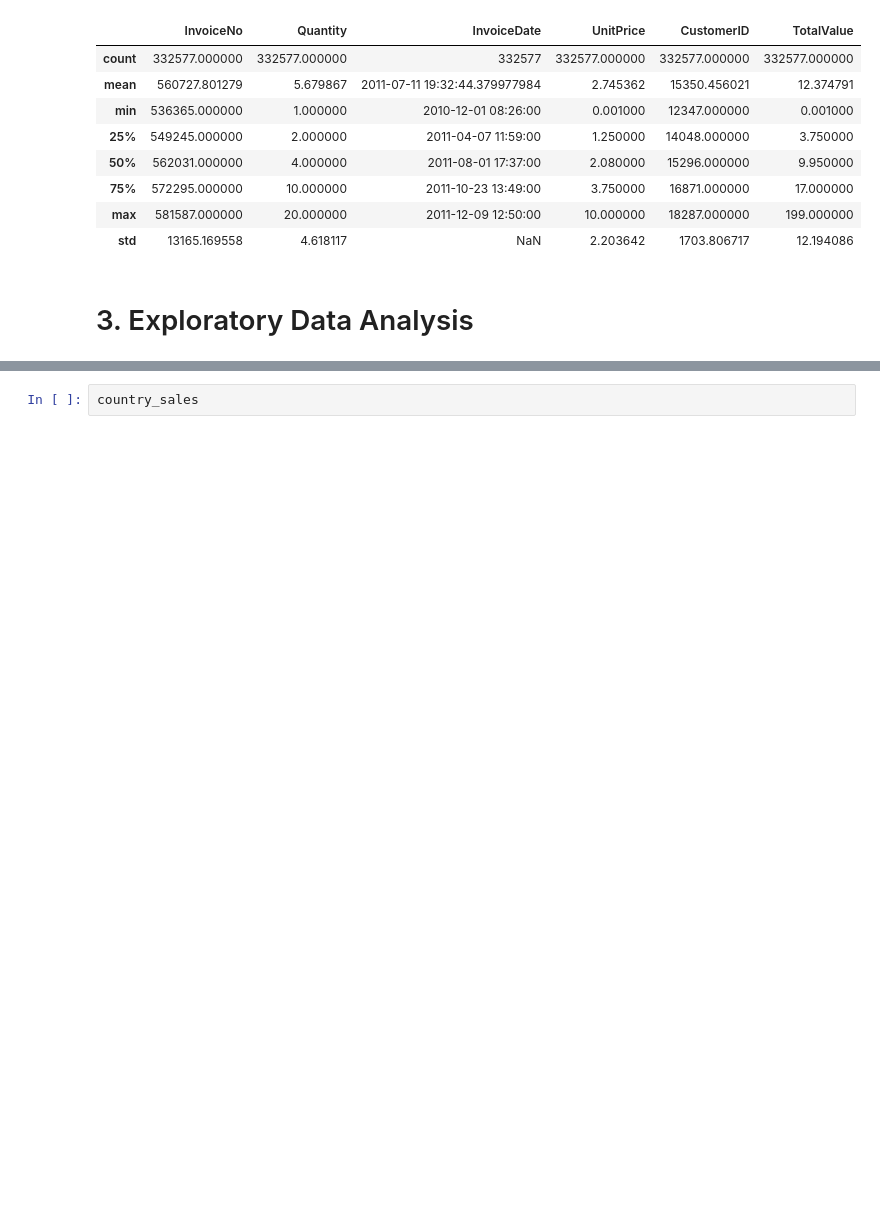
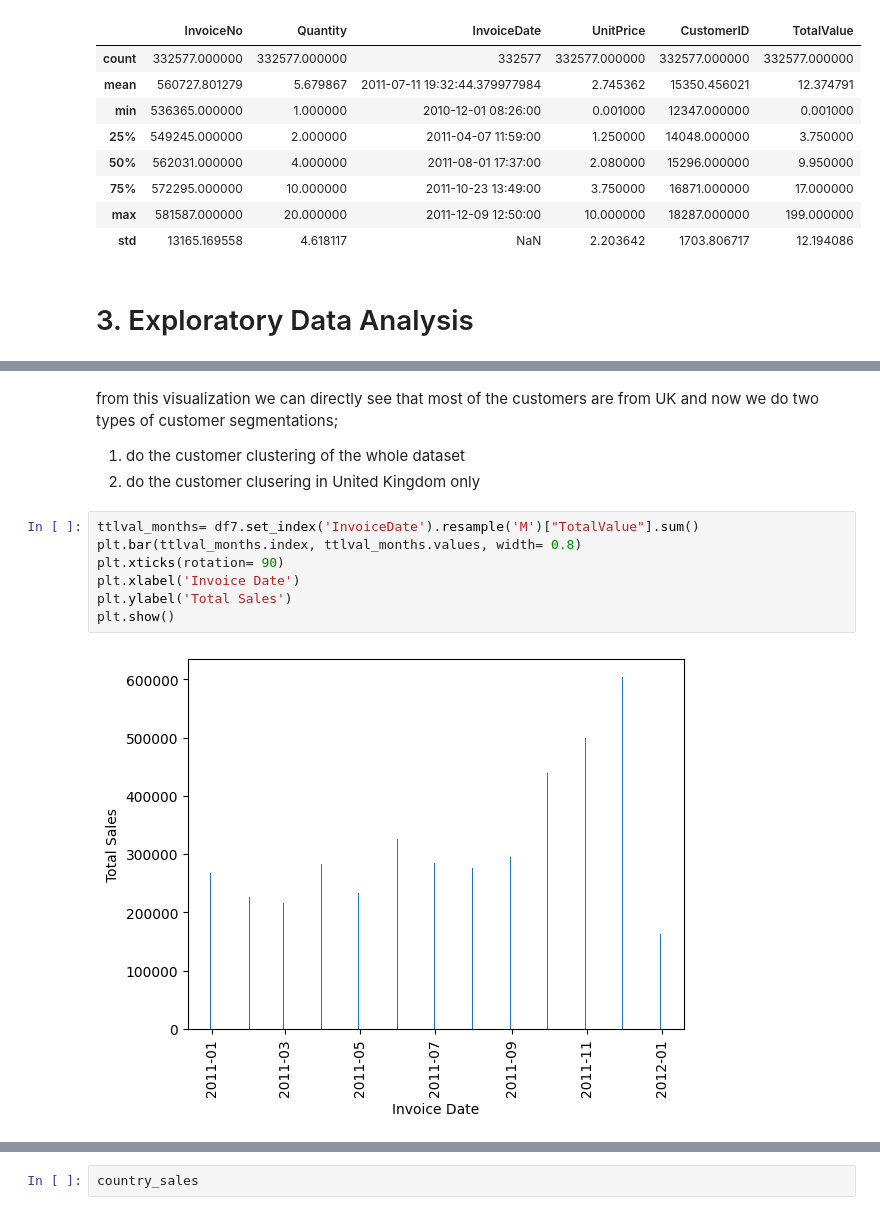
Before and after one commit to Jashan-jj/RFM-model-based-customer-segmentation, a Jupyter notebook: notebook/Customer_segmentation.ipynb, the cells around one changed output, grey strips where cells are left out. Cells and saved outputs as stored; diff of their text form; blank space fills up the shorter version.

```diff
--- a/notebook/Customer_segmentation.ipynb
+++ b/notebook/Customer_segmentation.ipynb
@@ -416,0 +430,14 @@ plt
+# %% [markdown]
+from this visualization we can directly see that most of the customers are from UK and now we do two types of customer segmentations;
+
+1. do the customer clustering of the whole dataset
+2. do the customer clusering in United Kingdom only
+# %%
+ttlval_months= df7.set_index('InvoiceDate').resample('M')["TotalValue"].sum()
+plt.bar(ttlval_months.index, ttlval_months.values, width= 0.8)
+plt.xticks(rotation= 90)
+plt.xlabel('Invoice Date')
+plt.ylabel('Total Sales')
+plt.show()
+# %% [output]
+[figure, added]
```
Also changed, not shown: parts of 14 cells of this notebook.
